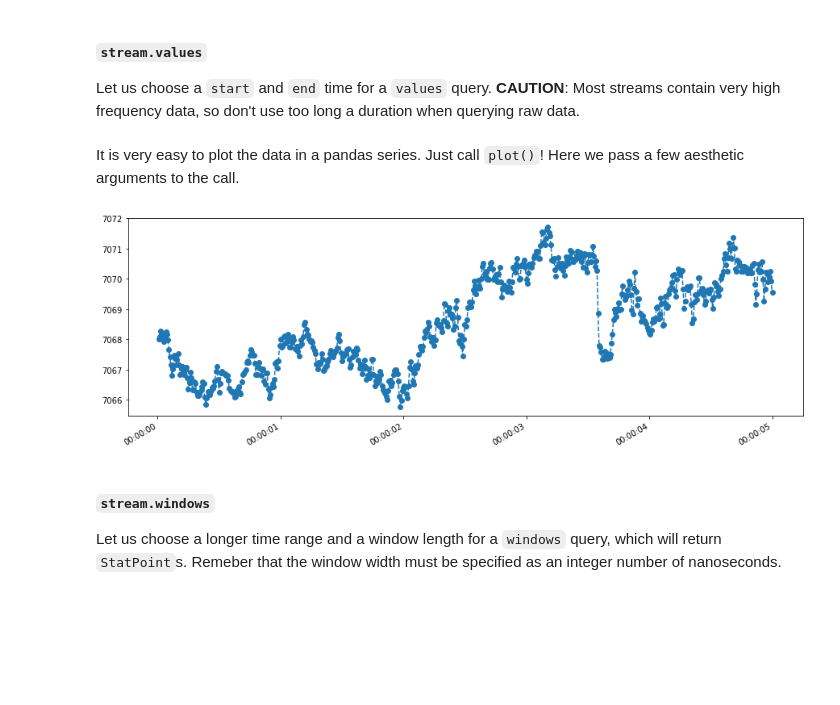
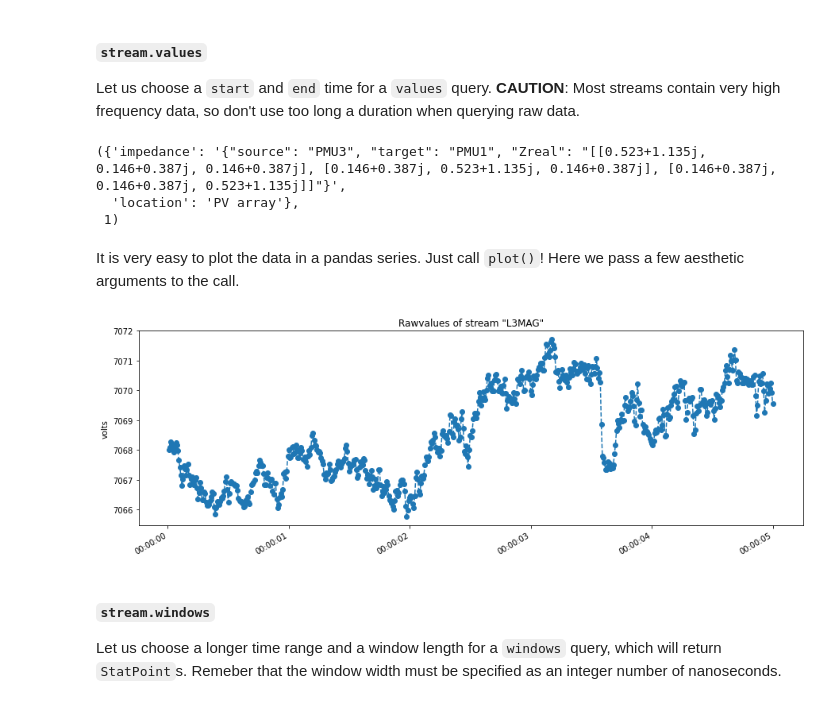
Before and after one commit to PingThingsIO/ni4ai-notebooks, a Jupyter notebook: tutorials/0 - Quick Start Guide.ipynb, the cells around one changed output. Drawn from its saved outputs; the diff is of its cells as text; code cells hidden in the pictures; blank space fills up the shorter version.

````diff
--- a/tutorials/0 - Quick Start Guide.ipynb
+++ b/tutorials/0 - Quick Start Guide.ipynb
@@ -219,12 +219,20 @@ end = start + timedelta(seconds=5)
 rawpts_response = stream.values(start, end)
 # Convert it to a pandas Series
 data = rawpoints_to_series(rawpts_response)
+# %%
+stream.annotations()
+# %% [output]
+({'impedance': '{"source": "PMU3", "target": "PMU1", "Zreal": "[[0.523+1.135j, 0.146+0.387j, 0.146+0.387j], [0.146+0.387j, 0.523+1.135j, 0.146+0.387j], [0.146+0.387j, 0.146+0.387j, 0.523+1.135j]]"}',
+  'location': 'PV array'},
+ 1)
 # %% [markdown]
 It is very easy to plot the data in a pandas series. Just call ```plot()```! Here we pass a few aesthetic arguments to the call.
 # %%
-data.plot(linestyle='--', marker='o', figsize=(15, 5));
+data.plot(linestyle='--', marker='o', figsize=(15, 5),
+          title=f'Rawvalues of stream "{stream.name}"',
+          ylabel=stream.tags()['unit']);
 # %% [output]
-[figure, old version]
+[figure, new version]
 # %% [markdown]
 #### ```stream.windows```
 Let us choose a longer time range and a window length for a ```windows``` query, which will return ```StatPoint```s. Remeber that the window width must be specified as an integer number of nanoseconds.
````
Also changed, not shown: parts of 17 cells of this notebook.
